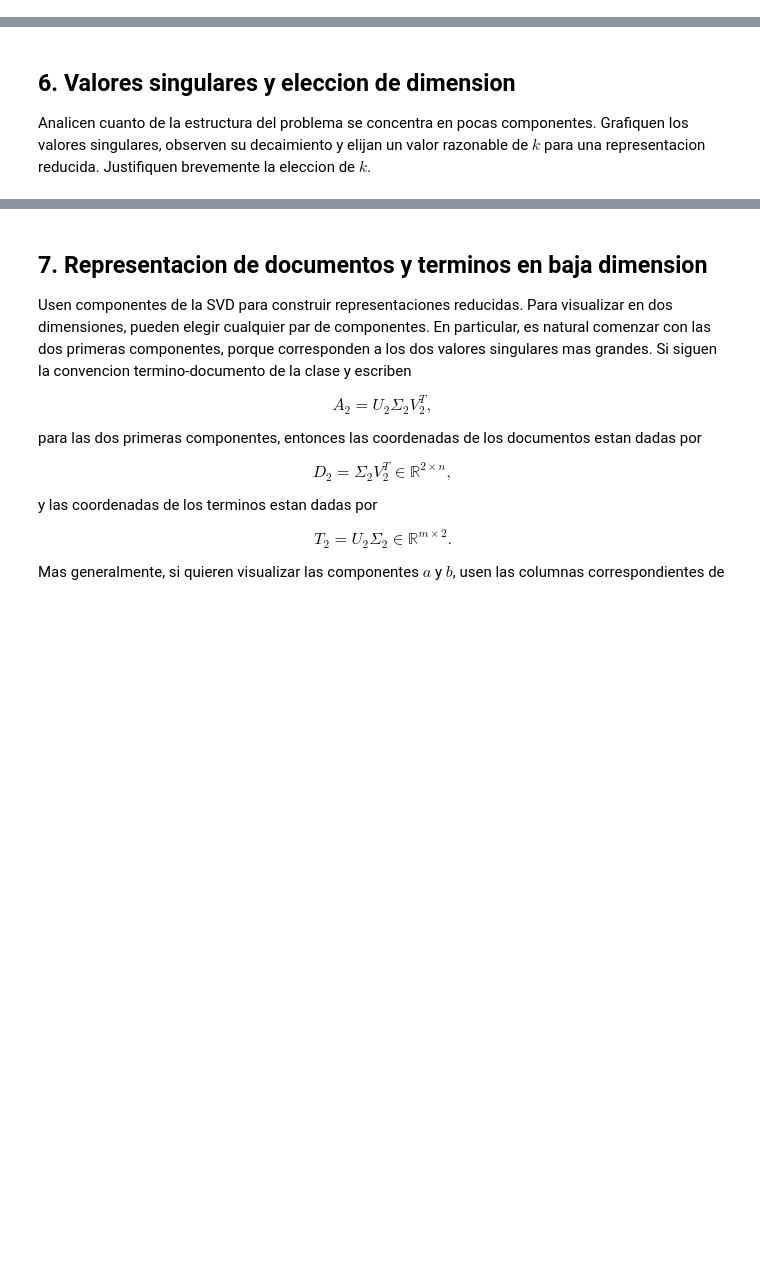
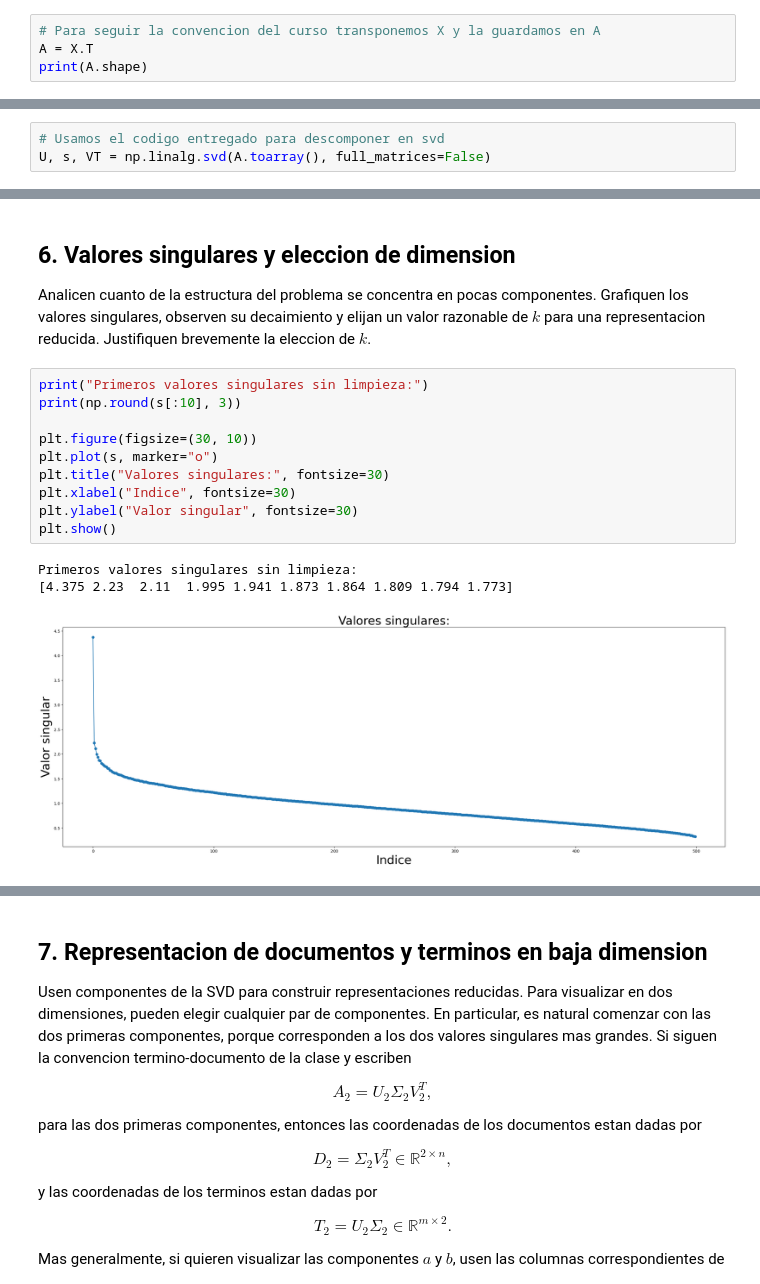
Before and after one commit to Cristobal-Lyon-Diaz/IMT2230-lgebra-Lineal-Avanzada-y-Modelamiento-Proyecto-1-LSA-con-SVD, a Jupyter notebook: main.ipynb, the cells around one changed output, grey strips where cells are left out. Cells and saved outputs as stored; diff of their text form; blank space fills up the shorter version.

```diff
--- a/main.ipynb
+++ b/main.ipynb
@@ -179,3 +356,7 @@ $$A \in \mathbb{R}^{m \times n},$$
 donde las filas representan terminos, las columnas representan documentos, $m$ es el numero de terminos y $n$ es el numero de documentos. Si usan scikit-learn, recuerden que sus vectorizadores suelen entregar una matriz con documentos en las filas y terminos en las columnas; pueden transponerla si quieren seguir la convencion del curso.
 
 Reporten la dimension de la matriz y expliquen como fue construida. Si usan TF-IDF, definan brevemente que representa una entrada $A_{ij}$.
+# %%
+# Para seguir la convencion del curso transponemos X y la guardamos en A
+A = X.T
+print(A.shape)
@@ -187,3 +376,6 @@ Calculen la descomposicion
 $$A = U\Sigma V^T.$$
 
 Expliquen que representan los valores singulares en este problema y que informacion entregan los vectores singulares izquierdos y derechos. Si $A$ es una matriz termino-documento, las columnas de $U$ describen direcciones principales en el espacio de terminos, mientras que las columnas de $V$ describen direcciones principales en el espacio de documentos.
+# %%
+# Usamos el codigo entregado para descomponer en svd
+U, s, VT = np.linalg.svd(A.toarray(), full_matrices=False)
@@ -192,3 +390,17 @@ Expliquen que representan los valores singulares en este problema y que informac
 
 Analicen cuanto de la estructura del problema se concentra en pocas componentes.
 Grafiquen los valores singulares, observen su decaimiento y elijan un valor razonable de $k$ para una representacion reducida. Justifiquen brevemente la eleccion de $k$.
+# %%
+print("Primeros valores singulares sin limpieza:")
+print(np.round(s[:10], 3))
+
+plt.figure(figsize=(30, 10))
+plt.plot(s, marker="o")
+plt.title("Valores singulares:", fontsize=30)
+plt.xlabel("Indice", fontsize=30)
+plt.ylabel("Valor singular", fontsize=30)
+plt.show()
+# %% [output]
+Primeros valores singulares sin limpieza:
+[4.375 2.23  2.11  1.995 1.941 1.873 1.864 1.809 1.794 1.773]
+[figure, added]
```
Also changed, not shown: parts of 31 cells of this notebook.
